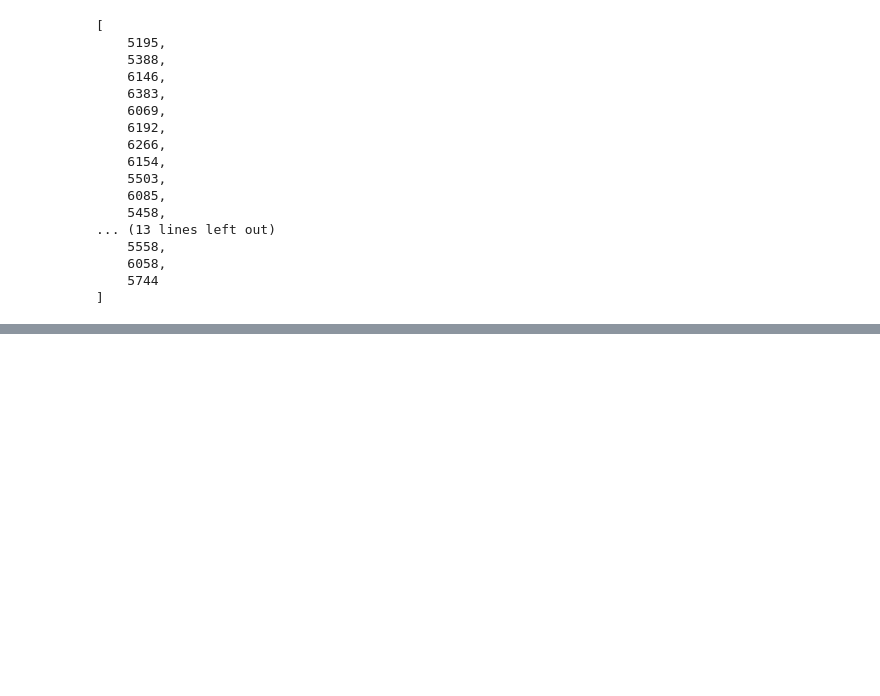
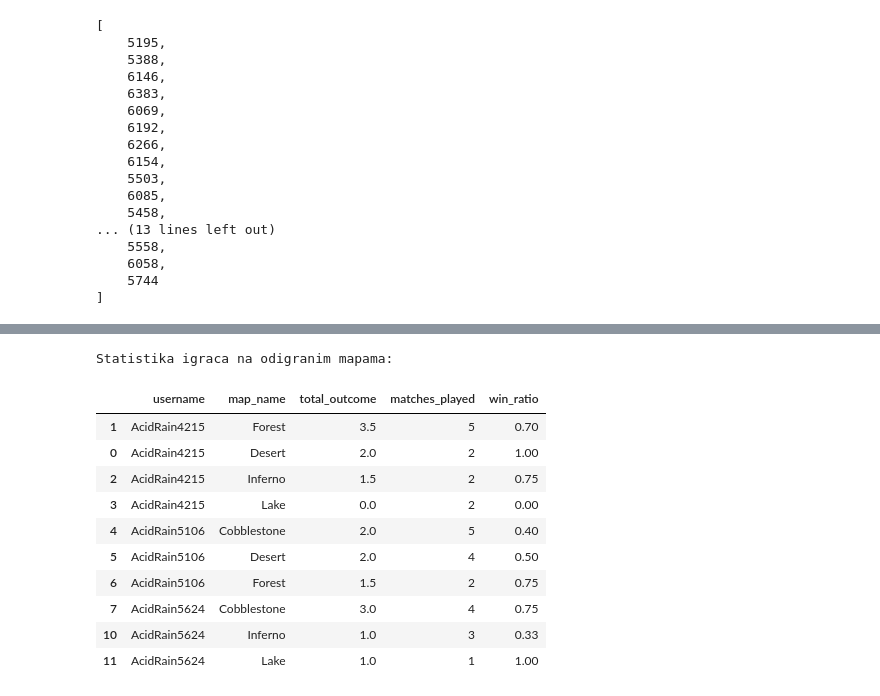
Before and after one commit to djole07/Data-exploration, a Jupyter notebook: Nordeus_Data_Engineering_Challenge_2026.ipynb, the cells around one changed output, grey strips where cells are left out. Drawn from its saved outputs; the diff is of its cells as text; code cells hidden in the pictures; blank space fills up the shorter version.

```diff
--- a/Nordeus_Data_Engineering_Challenge_2026.ipynb
+++ b/Nordeus_Data_Engineering_Challenge_2026.ipynb
@@ -91,0 +129,2 @@ array(['registration', 'session_ping', 'match_start', 'match_finish'],
+# %%
+maps_df = upload_jsonl_file(file_name="maps.jsonl")
@@ -432,0 +1096,18 @@ Matching events:
+# %%
+# Mapiranje `id` mape na njen naziv
+map_id_to_name = maps_df.set_index('id')['name'].to_dict()
+
+database_df['map_name'] = database_df['map_id'].map(map_id_to_name)
+
+# Convert 'date_start' and 'date_finish' back to datetime objects for calculation
+database_df['date_start_dt'] = pd.to_datetime(database_df['date_start'])
+database_df['date_finish_dt'] = pd.to_datetime(database_df['date_finish'])
+
+# Calculate duration and convert to total seconds
+database_df['duration_seconds'] = (database_df['date_finish_dt'] - database_df['date_start_dt']).dt.total_seconds()
+
+# Drop the temporary datetime columns if they are not needed further
+database_df = database_df.drop(columns=['date_start_dt', 'date_finish_dt'])
+
+print("Database DataFrame updated with 'map_name' and 'duration_seconds' columns:")
+display(database_df.head())
@@ -432,0 +1122,46 @@ Matching events:
+# %%
+# Sada cemo podeliti podatke na primarne igrače i protivnike
+# p1 ce biti primarni igraci
+p1_data = database_df[['username', 'map_name', 'outcome']].copy()
+p1_data.columns = ['username', 'map_name', 'outcome']
+
+# p2 ce biti protivnici
+# oni dobijaju suprotan 'outcome'
+p2_data = database_df[['opponent_username', 'map_name', 'outcome']].copy()
+p2_data['outcome'] = 1.0 - p2_data['outcome']
+p2_data = p2_data[['opponent_username', 'map_name', 'outcome']]
+p2_data.columns = ['username', 'map_name', 'outcome']
+
+# Sada spajamo sve igrace, i to predstavlja sve odigrane meceve
+all_results = pd.concat([p1_data, p2_data], ignore_index=True)
+
+# Formiramo bazu igraca i mapa, uz nove kolone za total_outcome i matches_played
+database_user_maps = all_results.groupby(['username', 'map_name']).agg(
+    total_outcome=('outcome', 'sum'),
+    matches_played=('outcome', 'count')
+).reset_index()
+
+# Racunamo win ratio za svakog igraca
+database_user_maps['win_ratio'] = database_user_maps['total_outcome'] / database_user_maps['matches_played']
+
+# Zaokruzujemo na 2 decimale radi preglednosti
+database_user_maps['win_ratio'] = database_user_maps['win_ratio'].round(2)
+
+# opciono, Sortiracemo prema username od igraca
+database_user_maps = database_user_maps.sort_values(by=['username', 'total_outcome'], ascending=[True, False])
+
+print("Statistika igraca na odigranim mapama:")
+display(database_user_maps.head(10))
+# %% [output]
+Statistika igraca na odigranim mapama:
+|  | username | map_name | total_outcome | matches_played | win_ratio |
+| 1 | AcidRain4215 | Forest | 3.5 | 5 | 0.70 |
+| 0 | AcidRain4215 | Desert | 2.0 | 2 | 1.00 |
+| 2 | AcidRain4215 | Inferno | 1.5 | 2 | 0.75 |
+| 3 | AcidRain4215 | Lake | 0.0 | 2 | 0.00 |
+| 4 | AcidRain5106 | Cobblestone | 2.0 | 5 | 0.40 |
+| 5 | AcidRain5106 | Desert | 2.0 | 4 | 0.50 |
+| 6 | AcidRain5106 | Forest | 1.5 | 2 | 0.75 |
+| 7 | AcidRain5624 | Cobblestone | 3.0 | 4 | 0.75 |
+| 10 | AcidRain5624 | Inferno | 1.0 | 3 | 0.33 |
+| 11 | AcidRain5624 | Lake | 1.0 | 1 | 1.00 |
```
Also changed, not shown: parts of 121 cells of this notebook.
